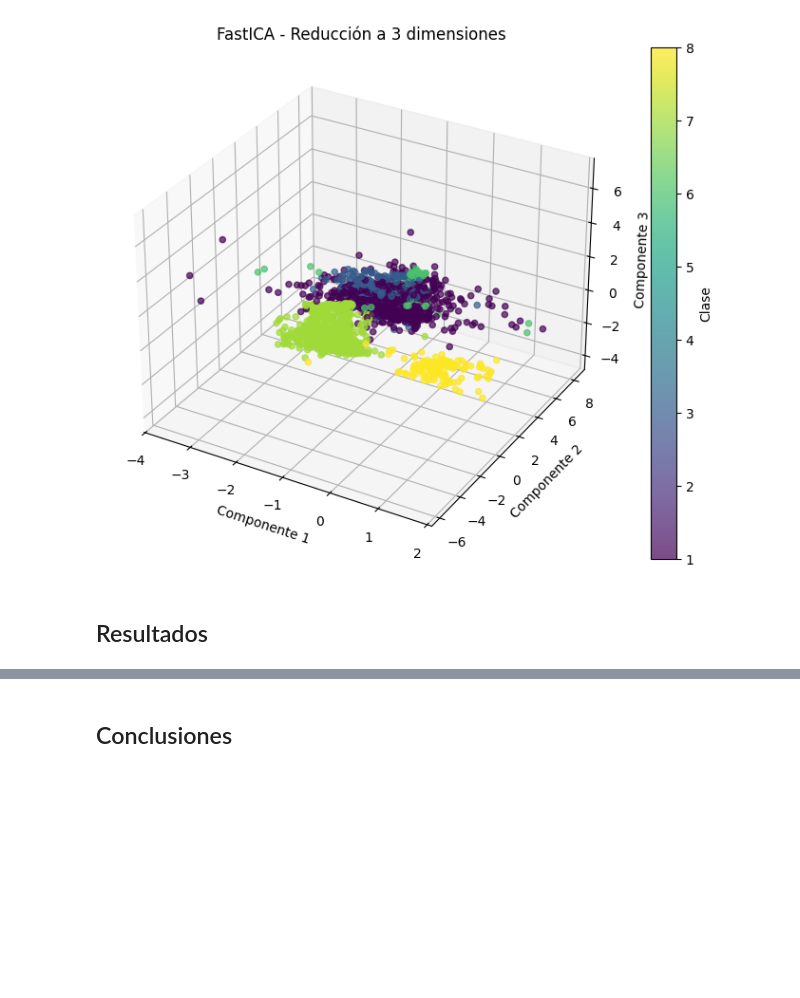
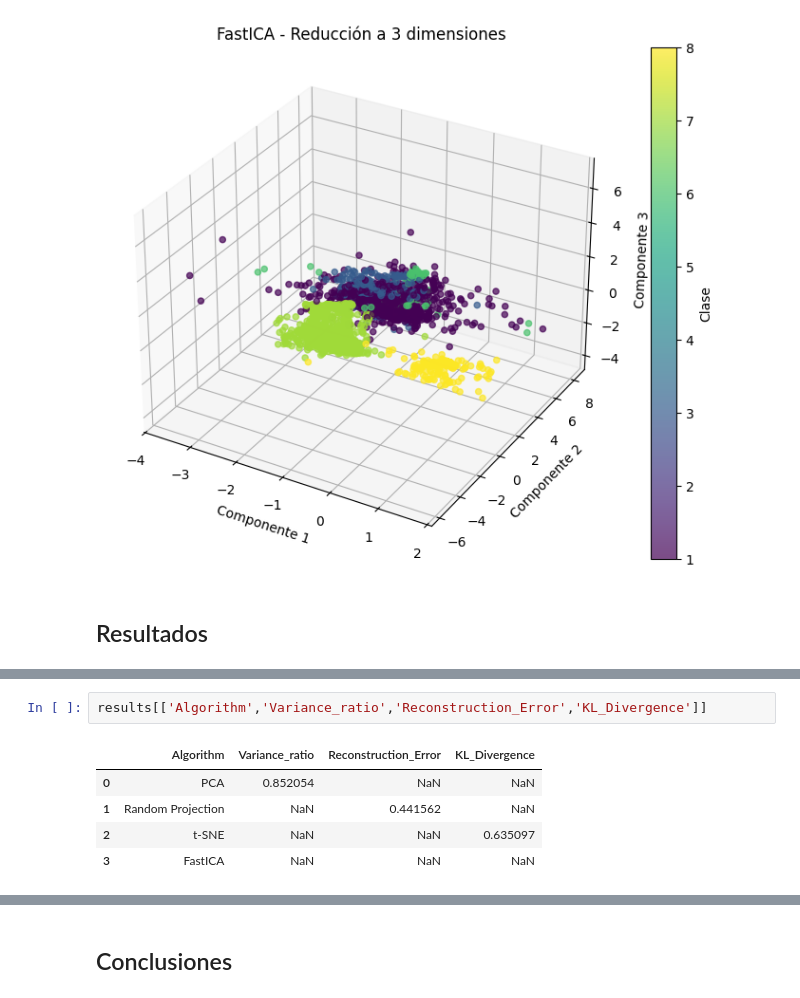
Before and after one commit to gamerOZZY/Analitica-y-visualizacion-de-datos, a Jupyter notebook: Practica03/HAR.ipynb, the cells around one changed output, grey strips where cells are left out. Cells and saved outputs as stored; diff of their text form; blank space fills up the shorter version.

```diff
--- a/Practica03/HAR.ipynb
+++ b/Practica03/HAR.ipynb
@@ -291,0 +300,8 @@ results
+# %%
+results[['Algorithm','Variance_ratio','Reconstruction_Error','KL_Divergence']]
+# %% [output]
+|  | Algorithm | Variance_ratio | Reconstruction_Error | KL_Divergence |
+| 0 | PCA | 0.852054 | NaN | NaN |
+| 1 | Random Projection | NaN | 0.441562 | NaN |
+| 2 | t-SNE | NaN | NaN | 0.635097 |
+| 3 | FastICA | NaN | NaN | NaN |
```
Also changed, not shown: parts of 4 cells of this notebook.
